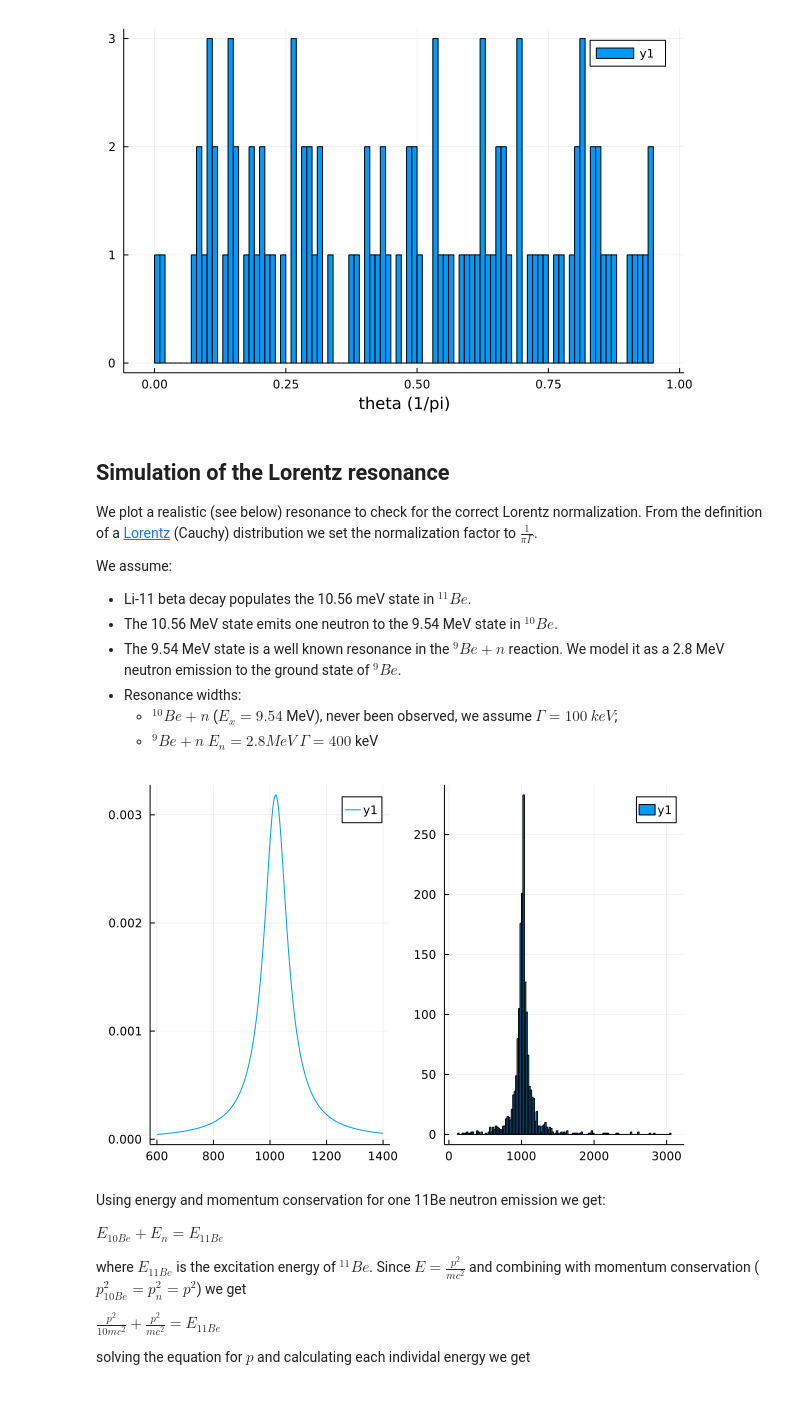
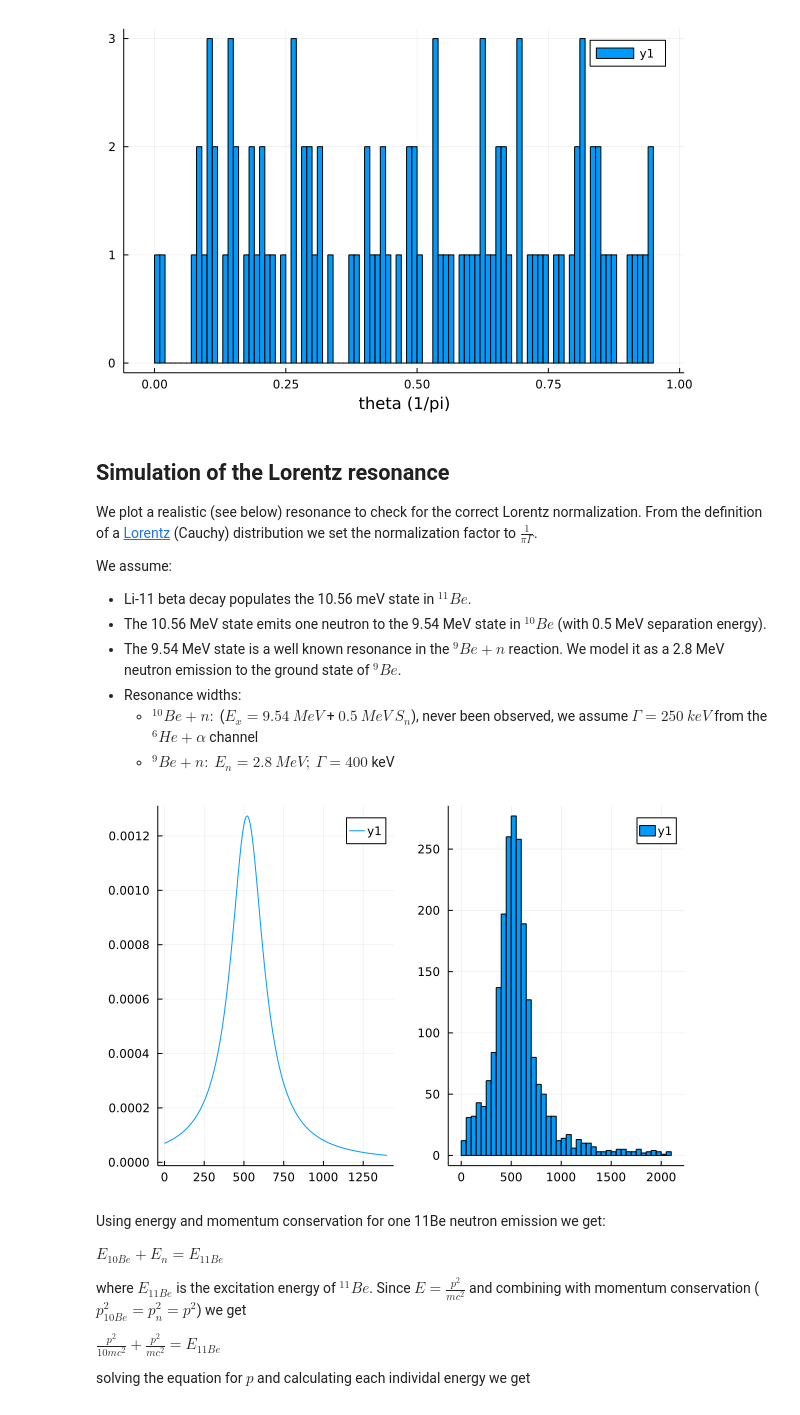
Before and after one commit to madurganplab/11LiDecay, a Jupyter notebook: monteCarlo.ipynb, the cells around one changed output. Saved outputs shown, nothing was run; the diff lists cells and outputs as text; code cells hidden in the pictures.

```diff
--- a/monteCarlo.ipynb
+++ b/monteCarlo.ipynb
@@ -150,28 +150,28 @@ We plot a realistic (see below) resonance to check for the correct Lorentz norma
 
 We assume:
 - Li-11 beta decay populates the 10.56 meV state in $^{11}Be$.
-- The 10.56 MeV state emits one neutron to the 9.54 MeV state in ${^10}Be$.
+- The 10.56 MeV state emits one neutron to the 9.54 MeV state in ${^{10}}Be$ (with 0.5 MeV separation energy).
 - The 9.54 MeV state is a well known resonance in the $^{9}Be+n$ reaction. We model it as a 2.8 MeV neutron emission to the ground state of $^9Be$.
 - Resonance widths:
-    - $^{10}Be+n$ ($E_x=9.54$ MeV), never been observed, we assume  $\Gamma=100~keV$;
-     - $^{9}Be+n$ $E_n=2.8 MeV$ $\Gamma=400$ keV
+    - $^{10}Be+n:$ ($E_x=9.54~MeV$ + $0.5~MeV~S_n$), never been observed, we assume  $\Gamma=250~keV$ from the $^6He + \alpha$ channel
+     - $^{9}Be+n:~E_n=2.8~MeV;~\Gamma=400$ keV
 # %%
-Ex=10560-9540;Gamma=100
-one=plot([600:1400],x->(1/(4*3.1415*Gamma))*Gamma^2/((Ex-x)^2+Gamma^2/4))
+Ex=10560-9540-500;Gamma=250
+one=plot([00:1400],x->(1/(4*3.1415*Gamma))*Gamma^2/((Ex-x)^2+Gamma^2/4))
 N=0
 E=[]
-    for i in rand((100:3100),10000), j in rand(Float64,1000)
+    for i in rand((0:2100),10000), j in rand(Float64,1000)
         w=(1/(4*3.1415*Gamma))*Gamma^2/((Ex-i)^2+Gamma^2/4)
         if (j<=w) push!(E,i) end
     end
 
 
 two=plot(E,seriestype=:hist)
 plot(one,two)
 
 # print(N)
 # %% [output]
-[figure, old version]
+[figure, new version]
 # %% [markdown]
 Using energy and momentum conservation for one 11Be neutron emission we get:
 
```
Also changed, not shown: parts of 9 cells of this notebook.
